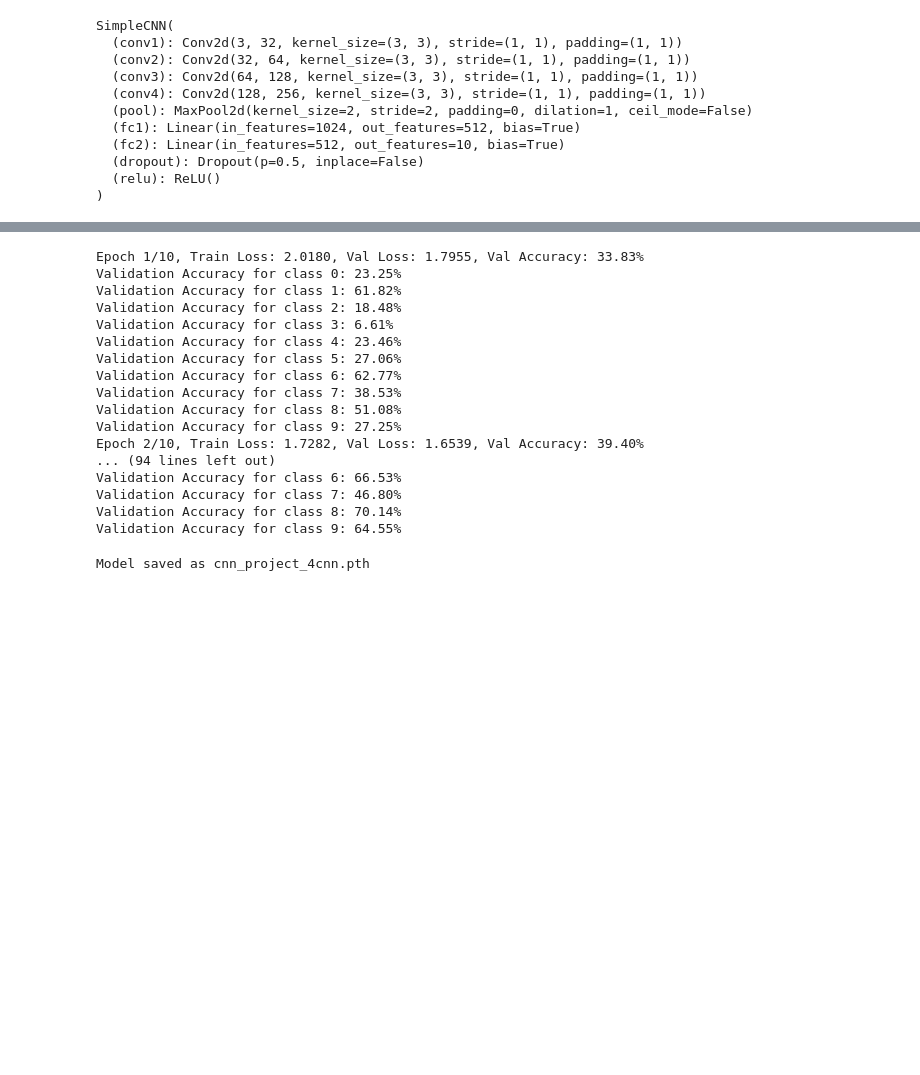
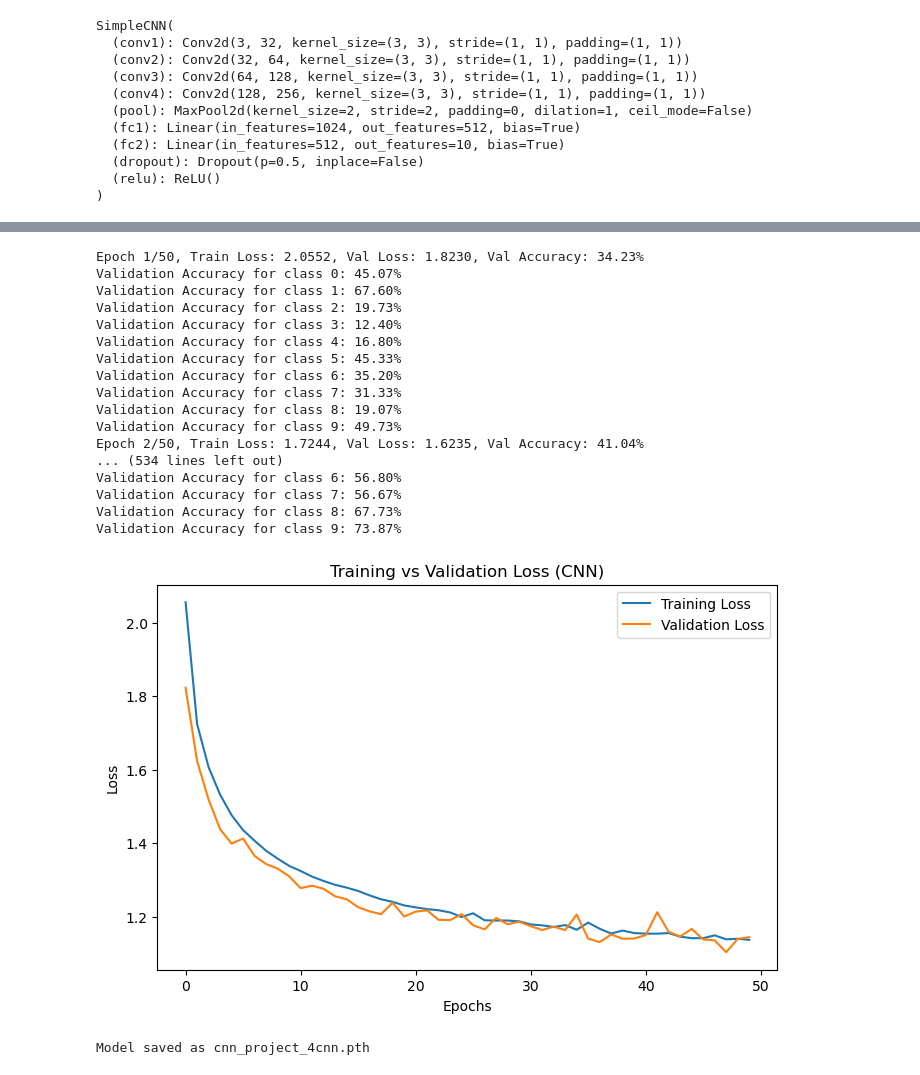
Before and after one commit to ianiskelf/INF6422E-Lab2, a Jupyter notebook: Lab2.ipynb, the cells around one changed output, grey strips where cells are left out. Saved outputs shown, nothing was run; the diff lists cells and outputs as text; code cells hidden in the pictures; blank space fills up the shorter version.

Commit message:
stratified split and 50 epoch

```diff
--- a/Lab2.ipynb
+++ b/Lab2.ipynb
@@ -6,14 +6,15 @@ import torch.nn as nn
 import torch.optim as optim
 from collections import defaultdict
 from torchvision import datasets, transforms
-from torch.utils.data import DataLoader, random_split
+from torch.utils.data import DataLoader, random_split, Subset
 from sklearn.metrics import classification_report, confusion_matrix, roc_curve, auc, precision_recall_curve
+from sklearn.model_selection import train_test_split
 import matplotlib.pyplot as plt
 import numpy as np
 from sklearn.preprocessing import label_binarize
 
 # Define data directories
-data_dir = r'C:\Users\ianis\Desktop\PolyMtl\Cours\Hiv26\INF6422E\Lab2\cifar-10-python'  # Update with your local path
+data_dir = r'C:\Users\kcpey\Documents\jujuAI\INF6422E-Lab2'  # Update with your local path
 
 
 # Data transformation
@@ -172,30 +201,39 @@ def train_model(model, train_loader, val_loader, num_epochs=10):
         for class_idx in range(len(class_total)):
             accuracy = 100 * class_correct[class_idx] / class_total[class_idx]
             print(f"Validation Accuracy for class {class_idx}: {accuracy:.2f}%")
+    plt.figure(figsize=(8,5))
+    plt.plot(train_losses, label='Training Loss')
+    plt.plot(val_losses, label='Validation Loss')
+    plt.title('Training vs Validation Loss (CNN)')
+    plt.xlabel('Epochs')
+    plt.ylabel('Loss')
+    plt.legend()
+    plt.show()
 
     return model
 # %%
 # train the model
 
-model = train_model(model, train_loader, val_loader, num_epochs=10)
+model = train_model(model, train_loader, val_loader, num_epochs=50)
 # %% [output]
-Epoch 1/10, Train Loss: 2.0180, Val Loss: 1.7955, Val Accuracy: 33.83%
-Validation Accuracy for class 0: 23.25%
-Validation Accuracy for class 1: 61.82%
-Validation Accuracy for class 2: 18.48%
-Validation Accuracy for class 3: 6.61%
-Validation Accuracy for class 4: 23.46%
-Validation Accuracy for class 5: 27.06%
-Validation Accuracy for class 6: 62.77%
-Validation Accuracy for class 7: 38.53%
-Validation Accuracy for class 8: 51.08%
-Validation Accuracy for class 9: 27.25%
-Epoch 2/10, Train Loss: 1.7282, Val Loss: 1.6539, Val Accuracy: 39.40%
-... (94 lines left out)
-Validation Accuracy for class 6: 66.53%
-Validation Accuracy for class 7: 46.80%
-Validation Accuracy for class 8: 70.14%
-Validation Accuracy for class 9: 64.55%
+Epoch 1/50, Train Loss: 2.0552, Val Loss: 1.8230, Val Accuracy: 34.23%
+Validation Accuracy for class 0: 45.07%
+Validation Accuracy for class 1: 67.60%
+Validation Accuracy for class 2: 19.73%
+Validation Accuracy for class 3: 12.40%
+Validation Accuracy for class 4: 16.80%
+Validation Accuracy for class 5: 45.33%
+Validation Accuracy for class 6: 35.20%
+Validation Accuracy for class 7: 31.33%
+Validation Accuracy for class 8: 19.07%
+Validation Accuracy for class 9: 49.73%
+Epoch 2/50, Train Loss: 1.7244, Val Loss: 1.6235, Val Accuracy: 41.04%
+... (534 lines left out)
+Validation Accuracy for class 6: 56.80%
+Validation Accuracy for class 7: 56.67%
+Validation Accuracy for class 8: 67.73%
+Validation Accuracy for class 9: 73.87%
+[figure, added]
 # %%
 # Save the trained model
 torch.save(model.state_dict(), 'cnn_project_4cnn.pth')
```
Also changed, not shown: parts of 5 cells of this notebook, 9 other files.
